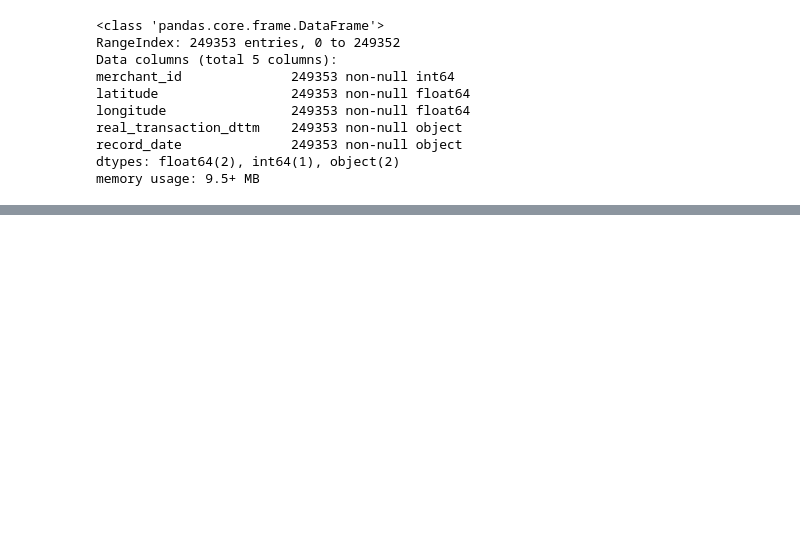
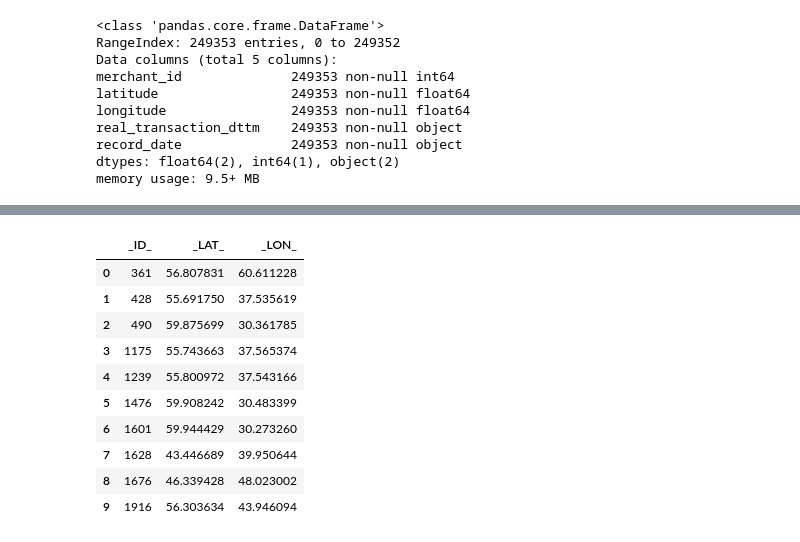
Before and after one commit to corvin28/tinkoff_boosters, a Jupyter notebook: task2.ipynb, the cells around one changed output, grey strips where cells are left out. Drawn from its saved outputs; the diff is of its cells as text; code cells hidden in the pictures; blank space fills up the shorter version.

```diff
--- a/task2.ipynb
+++ b/task2.ipynb
@@ -94,0 +248,2 @@ array([14796, 27744, 14842, ..., 13816, 13897, 13977])
+# %%
+dtest2 = pd.read_csv('task2_outputs/output1.csv')
@@ -94,0 +284,14 @@ array([14796, 27744, 14842, ..., 13816, 13897, 13977])
+# %%
+dtest2.head(10)
+# %% [output]
+|  | _ID_ | _LAT_ | _LON_ |
+| 0 | 361 | 56.807831 | 60.611228 |
+| 1 | 428 | 55.691750 | 37.535619 |
+| 2 | 490 | 59.875699 | 30.361785 |
+| 3 | 1175 | 55.743663 | 37.565374 |
+| 4 | 1239 | 55.800972 | 37.543166 |
+| 5 | 1476 | 59.908242 | 30.483399 |
+| 6 | 1601 | 59.944429 | 30.273260 |
+| 7 | 1628 | 43.446689 | 39.950644 |
+| 8 | 1676 | 46.339428 | 48.023002 |
+| 9 | 1916 | 56.303634 | 43.946094 |
```
Also changed, not shown: parts of 53 cells of this notebook, 2 other files.
